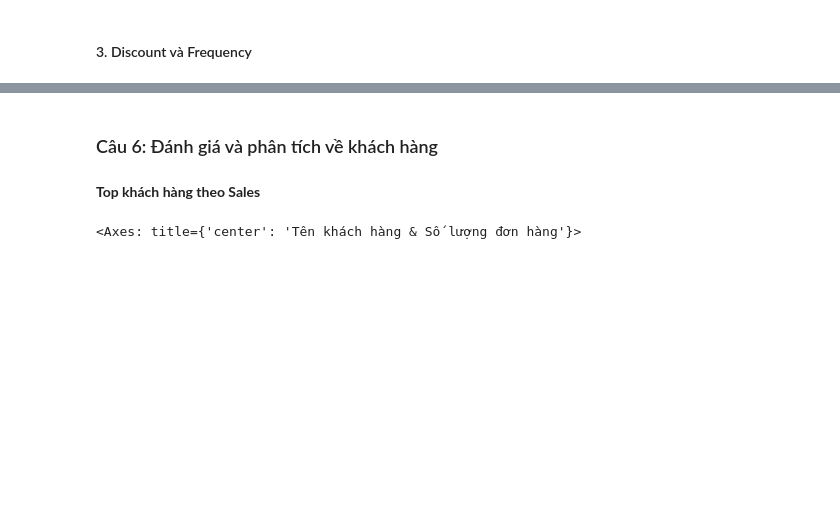
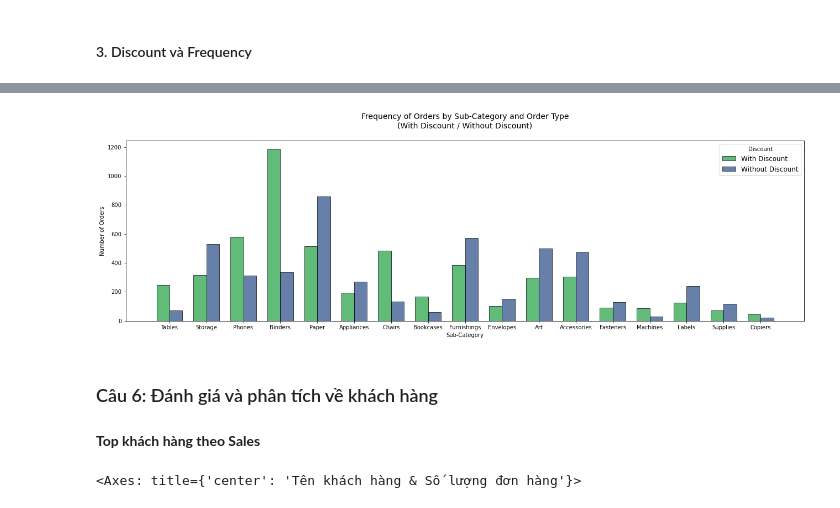
Before and after one commit to khangnl24112002/DataVisualization_Group02_Lab01, a Jupyter notebook: main.ipynb, the cells around one changed output, grey strips where cells are left out. Drawn from its saved outputs; the diff is of its cells as text; code cells hidden in the pictures; blank space fills up the shorter version.

```diff
--- a/main.ipynb
+++ b/main.ipynb
@@ -834,3 +881,34 @@ plt.show()
+# %%
+
+# Prepare data
+SubCategory_data = orders_with_discount['Sub-Category']
+discount_data = orders_with_discount['With Discount']
+fig, ax = plt.subplots(figsize=(22,6))
+
+# Plot histogram
+hist = ax.hist([SubCategory_data[discount_data == 'With Discount'], SubCategory_data[discount_data == 'Without Discount']],
+               bins = 17,
+               color=['#1FA040','#254B87'],
+               label=['With Discount', 'Without Discount'],
+               alpha = 0.7,
+               rwidth=0.7,
+               edgecolor = 'black')
+
+# Set Title and x/y axis labels
+ax.set_title("Frequency of Orders by Sub-Category and Order Type\n(With Discount / Without Discount)", fontsize=14, y=1.05)
+ax.set_xlabel("Sub-Category")
+ax.set_ylabel("Number of Orders")
+
+# Set legend
+ax.legend(title="Discount", fontsize=12)
+
+# Set x ticks and labels
+midpoints = 0.5 * (hist[1][1:] + hist[1][:-1]) # Calculate the midpoints of each bin
+ax.set_xticks(midpoints)
+
+plt.show()
+# %% [output]
+[figure, added]
 # %% [markdown]
 ### Câu 6: Đánh giá và phân tích về khách hàng
 # %% [markdown]
```
Also changed, not shown: parts of 5 cells of this notebook.
